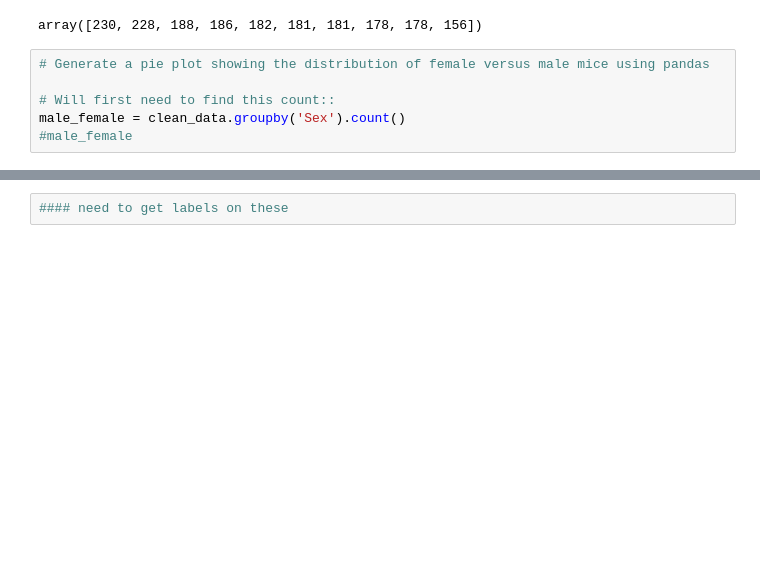
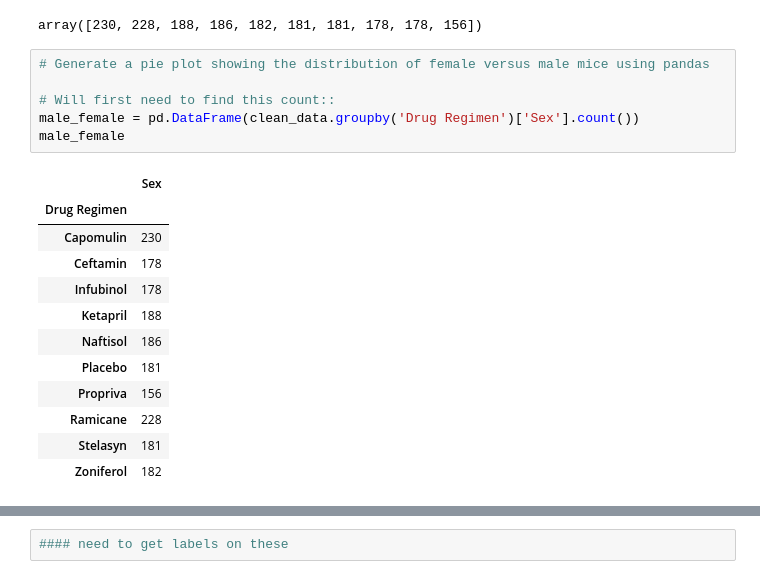
Before and after one commit to pasco27/matplotlib_homework, a Jupyter notebook: pymaceuticals_pascarella1.ipynb, the cells around one changed output, grey strips where cells are left out. Saved outputs shown, nothing was run; the diff lists cells and outputs as text; blank space fills up the shorter version.

```diff
--- a/pymaceuticals_pascarella1.ipynb
+++ b/pymaceuticals_pascarella1.ipynb
@@ -241,7 +241,20 @@ array([230, 228, 188, 186, 182, 181, 181, 178, 178, 156])
 # %%
 # Generate a pie plot showing the distribution of female versus male mice using pandas
 
 # Will first need to find this count::
-male_female = clean_data.groupby('Sex').count()
-#male_female
+male_female = pd.DataFrame(clean_data.groupby('Drug Regimen')['Sex'].count())
+male_female
+# %% [output]
+|  | Sex |
+| Drug Regimen |  |
+| Capomulin | 230 |
+| Ceftamin | 178 |
+| Infubinol | 178 |
+| Ketapril | 188 |
+| Naftisol | 186 |
+| Placebo | 181 |
+| Propriva | 156 |
+| Ramicane | 228 |
+| Stelasyn | 181 |
+| Zoniferol | 182 |
 # %%
```
Also changed, not shown: parts of 4 cells of this notebook.
